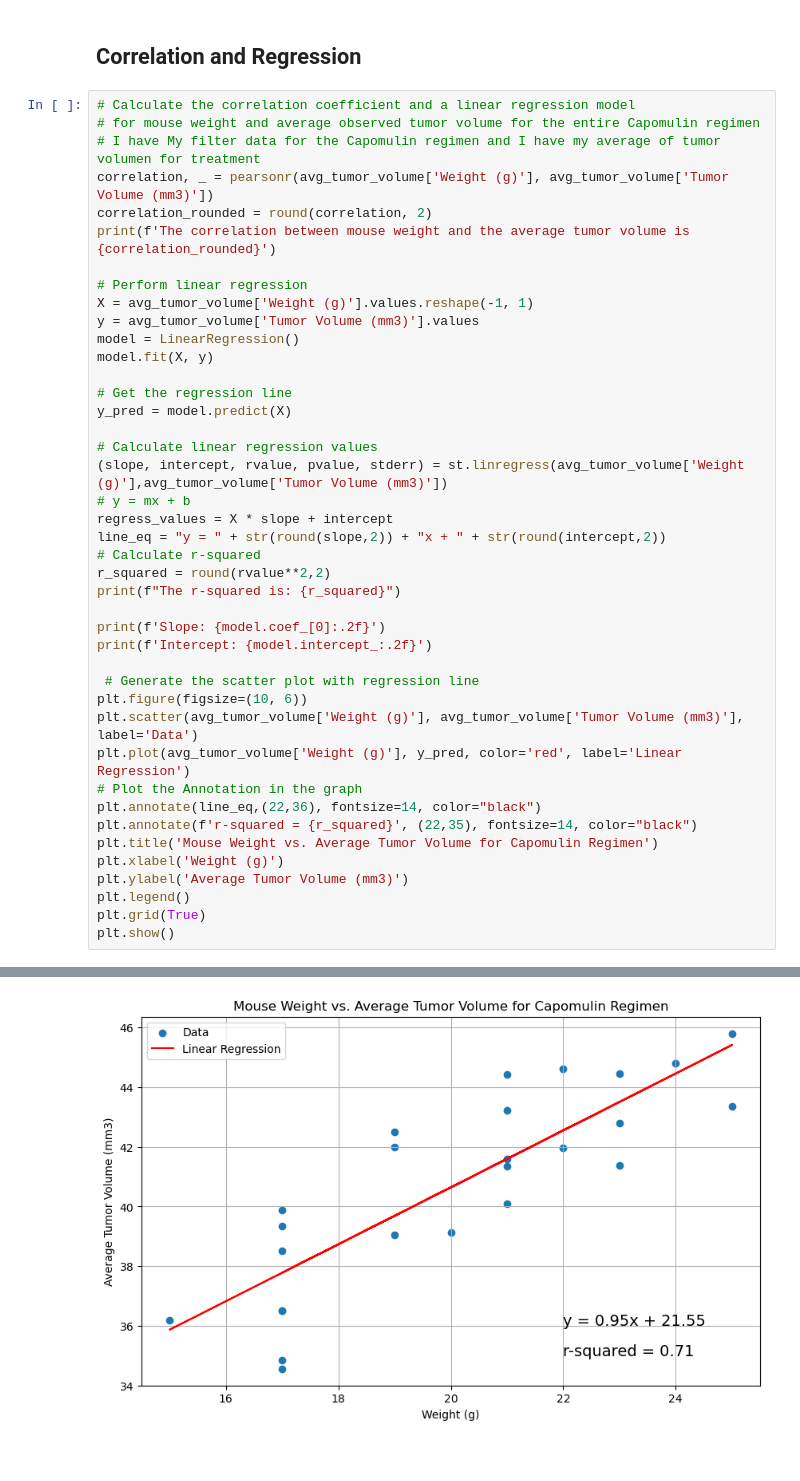
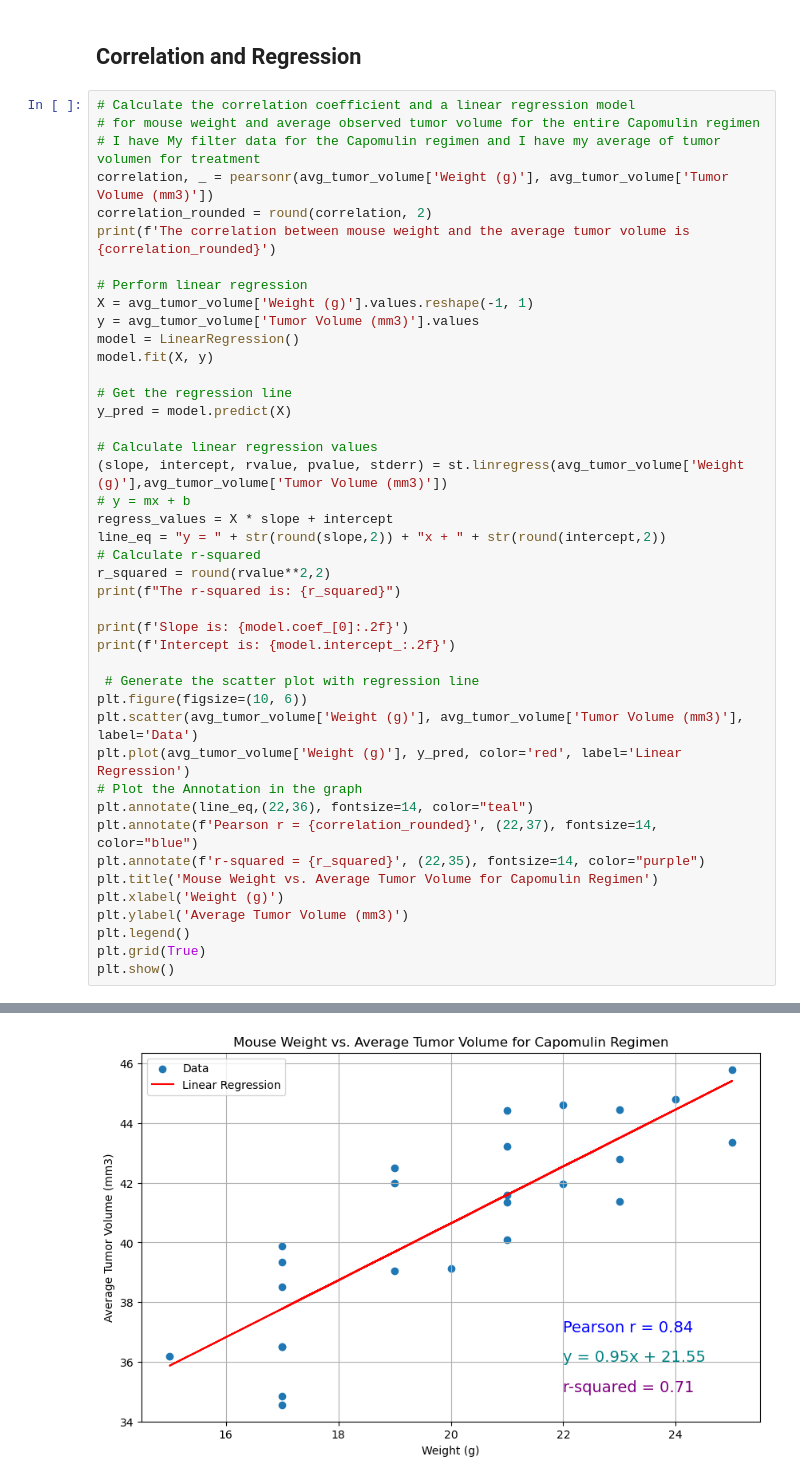
Before and after one commit to Isbelis/Visualization-challenge, a Jupyter notebook: Pymaceuticals/pymaceuticals-analysis-complete.ipynb, the cells around one changed output, grey strips where cells are left out. Drawn from its saved outputs; the diff is of its cells as text.

```diff
--- a/Pymaceuticals/pymaceuticals-analysis-complete.ipynb
+++ b/Pymaceuticals/pymaceuticals-analysis-complete.ipynb
@@ -533,16 +541,17 @@ line_eq = "y = " + str(round(slope,2)) + "x + " + str(round(intercept,2))
 r_squared = round(rvalue**2,2)
 print(f"The r-squared is: {r_squared}")
 
-print(f'Slope: {model.coef_[0]:.2f}')
-print(f'Intercept: {model.intercept_:.2f}')
+print(f'Slope is: {model.coef_[0]:.2f}')
+print(f'Intercept is: {model.intercept_:.2f}')
 
  # Generate the scatter plot with regression line
 plt.figure(figsize=(10, 6))
 plt.scatter(avg_tumor_volume['Weight (g)'], avg_tumor_volume['Tumor Volume (mm3)'], label='Data')
 plt.plot(avg_tumor_volume['Weight (g)'], y_pred, color='red', label='Linear Regression')
 # Plot the Annotation in the graph
-plt.annotate(line_eq,(22,36), fontsize=14, color="black")
-plt.annotate(f'r-squared = {r_squared}', (22,35), fontsize=14, color="black")
+plt.annotate(line_eq,(22,36), fontsize=14, color="teal")
+plt.annotate(f'Pearson r = {correlation_rounded}', (22,37), fontsize=14, color="blue")
+plt.annotate(f'r-squared = {r_squared}', (22,35), fontsize=14, color="purple")
 plt.title('Mouse Weight vs. Average Tumor Volume for Capomulin Regimen')
 plt.xlabel('Weight (g)')
 plt.ylabel('Average Tumor Volume (mm3)')
@@ -557 +566 @@ Intercept: 21.55
-[figure, old version]
+[figure, new version]
```
Also changed, not shown: parts of 11 cells of this notebook, 2 other files.
